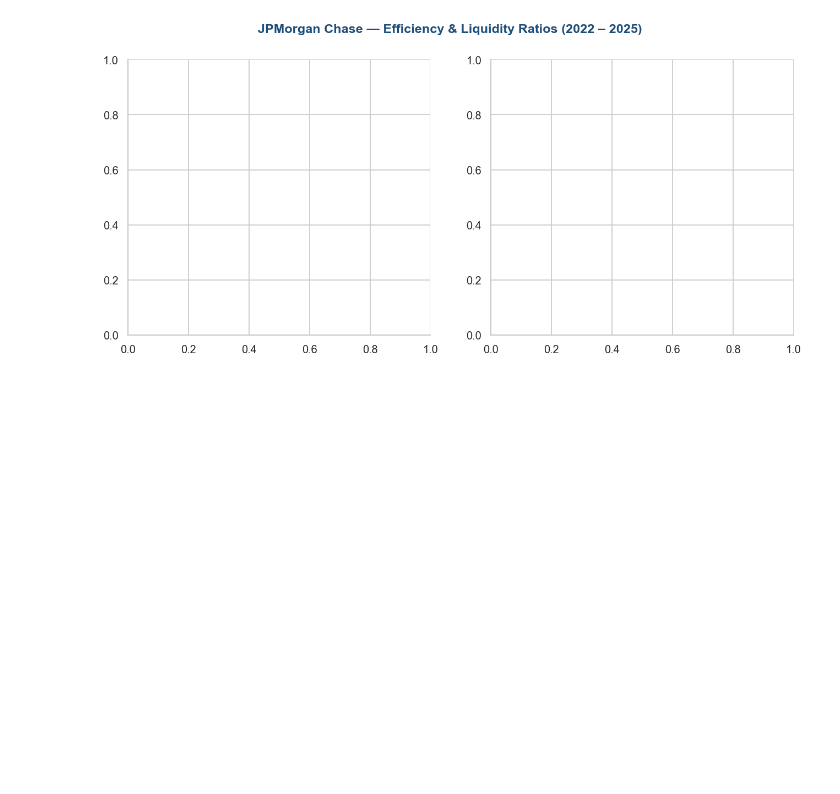
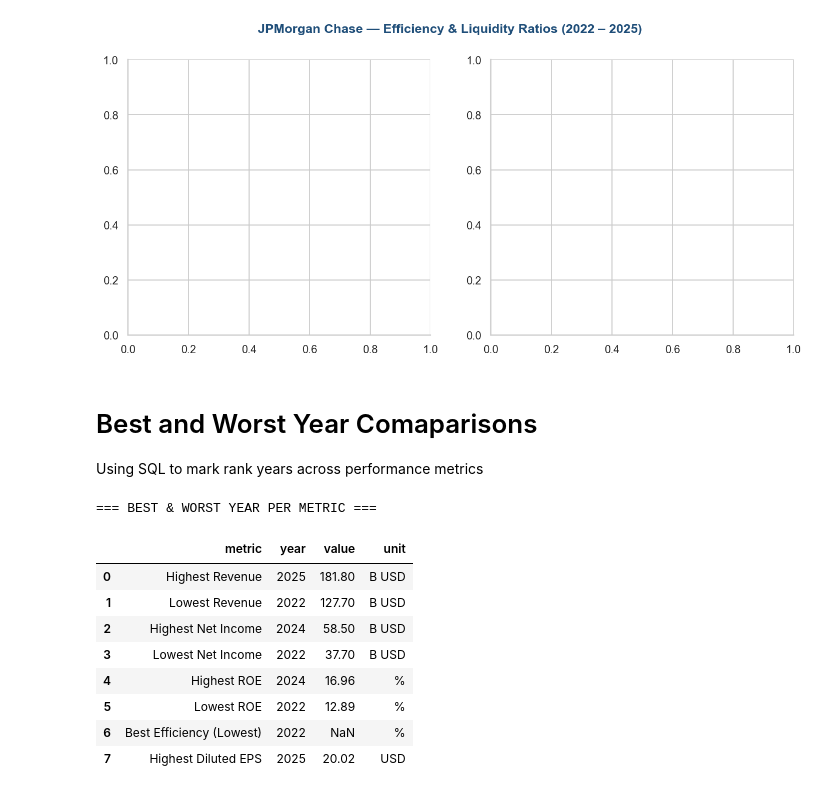
Before and after one commit to Chege-jr0/JP_Morgan_Bank_Financial_Analysis, a Jupyter notebook: sqlanalysis.ipynb, the cells around one changed output. Drawn from its saved outputs; the diff is of its cells as text; code cells hidden in the pictures; blank space fills up the shorter version.

```diff
--- a/sqlanalysis.ipynb
+++ b/sqlanalysis.ipynb
@@ -376,3 +376,78 @@ print('Chart saved: Efficiency_liquidity.png')
 TypeError: unsupported operand type(s) for +: 'int' and 'NoneType'
 [figure]
 [figure]
+# %% [markdown]
+# Best and Worst Year Comaparisons
+
+Using SQL to mark rank years across performance metrics
+# %%
+best_worst = pd.read_sql("""
+    SELECT * FROM (
+        SELECT 'Highest Revenue'    AS metric,
+        year, ROUND(total_revenue / 1000000000.0, 1) AS value, 'B USD' AS unit
+        FROM income_statement ORDER BY total_revenue DESC LIMIT 1
+                         )
+
+    UNION ALL
+    SELECT * FROM (
+         SELECT 'Lowest Revenue', year,
+         ROUND(total_revenue / 1000000000.0, 1), 'B USD'
+         FROM income_statement ORDER BY total_revenue ASC LIMIT 1
+                         )
+
+    UNION ALL
+    SELECT * FROM (
+         SELECT 'Highest Net Income', year,
+         ROUND(net_income / 1000000000.0, 1), 'B USD'
+         FROM income_statement ORDER BY net_income DESC LIMIT 1
+         )
+
+    UNION ALL
+    SELECT * FROM (
+         SELECT 'Lowest Net Income', year,
+         ROUND(net_income / 1000000000.0, 1), 'B USD'
+         FROM income_statement ORDER BY net_income ASC LIMIT 1
+         )
+
+    UNION ALL
+    SELECT * FROM (
+        SELECT 'Highest ROE', year,
+            roe_pct, '%'
+        FROM financial_ratios ORDER BY roe_pct DESC LIMIT 1
+    )
+
+    UNION ALL
+    SELECT * FROM (
+        SELECT 'Lowest ROE', year,
+            roe_pct, '%'
+        FROM financial_ratios ORDER BY roe_pct ASC LIMIT 1
+    )
+
+    UNION ALL
+    SELECT * FROM (
+        SELECT 'Best Efficiency (Lowest)', year,
+            efficiency_pct, '%'
+        FROM financial_ratios ORDER BY efficiency_pct ASC LIMIT 1
+    )
+
+    UNION ALL
+    SELECT * FROM (
+        SELECT 'Highest Diluted EPS', year,
+            diluted_eps, 'USD'
+        FROM income_statement ORDER BY diluted_eps DESC LIMIT 1
+    )
+""", connection)
+
+print('=== BEST & WORST YEAR PER METRIC ===')
+best_worst
+# %% [output]
+=== BEST & WORST YEAR PER METRIC ===
+|  | metric | year | value | unit |
+| 0 | Highest Revenue | 2025 | 181.80 | B USD |
+| 1 | Lowest Revenue | 2022 | 127.70 | B USD |
+| 2 | Highest Net Income | 2024 | 58.50 | B USD |
+| 3 | Lowest Net Income | 2022 | 37.70 | B USD |
+| 4 | Highest ROE | 2024 | 16.96 | % |
+| 5 | Lowest ROE | 2022 | 12.89 | % |
+| 6 | Best Efficiency (Lowest) | 2022 | NaN | % |
+| 7 | Highest Diluted EPS | 2025 | 20.02 | USD |
```
Also changed, not shown: parts of 7 cells of this notebook.
